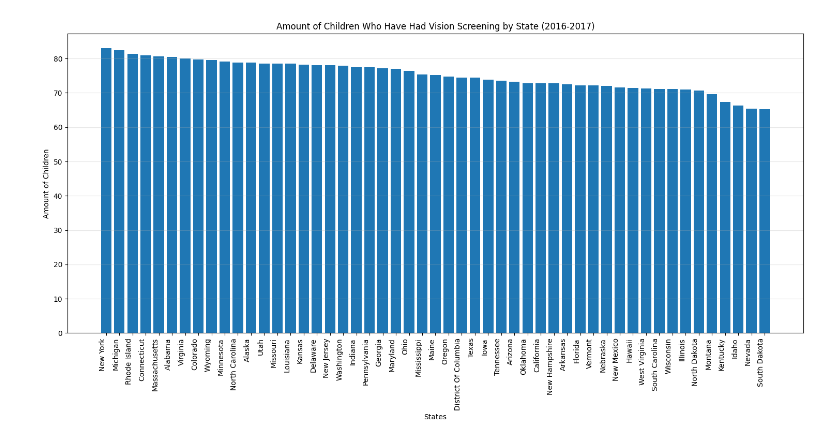
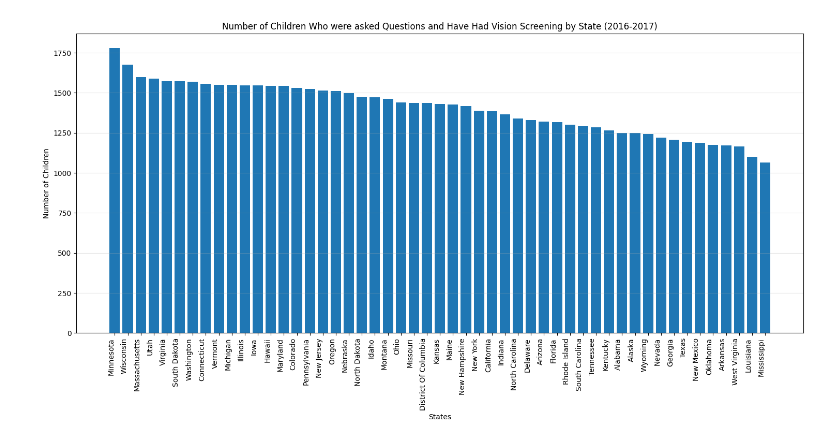
Before and after one commit to ncdavid2/DataScienceAssessment, a Jupyter notebook: Task3Assessment.ipynb, the cells around one changed output. Saved outputs shown, nothing was run; the diff lists cells and outputs as text; code cells hidden in the pictures.

```diff
--- a/Task3Assessment.ipynb
+++ b/Task3Assessment.ipynb
@@ -26,22 +32,22 @@ plt.show()
 # %%
-# Filter data for vision screening
+# Filter data for Vision Screening
 screening_data = df[(df['Topic'] == 'Service Utilization') &
                     (df['Category'] == 'Screening') &
                     (df['Response'] == 'Yes') &
                     (df['LocationDesc'] != 'National')]
 
-# Sort the data by Amount in descending order
-screening_data = screening_data.sort_values('Data_Value', ascending=False)
+# Sort the data in decreasing order of 'Sample_Size'
+screening_data = screening_data.sort_values(by='Sample_Size', ascending=False)
 
 # Create the bar chart
 plt.figure(figsize=(15, 8))
-bars = plt.bar(screening_data['LocationDesc'], screening_data['Data_Value'])
-plt.title('Amount of Children Who Have Had Vision Screening by State (2016-2017)')
+bars = plt.bar(screening_data['LocationDesc'], screening_data['Sample_Size'])
+plt.title('Number of Children Who were asked Questions and Have Had Vision Screening by State (2016-2017)')
 plt.xlabel('States')
-plt.ylabel('Amount of Children')
+plt.ylabel('Number of Children')
 plt.xticks(rotation=90, ha='right')
 plt.tight_layout()
 plt.grid(axis='y', alpha=0.3)
 plt.show()
 # %% [output]
-[figure, old version]
+[figure, new version]
```
Also changed, not shown: parts of 6 cells of this notebook, 2 other files.
